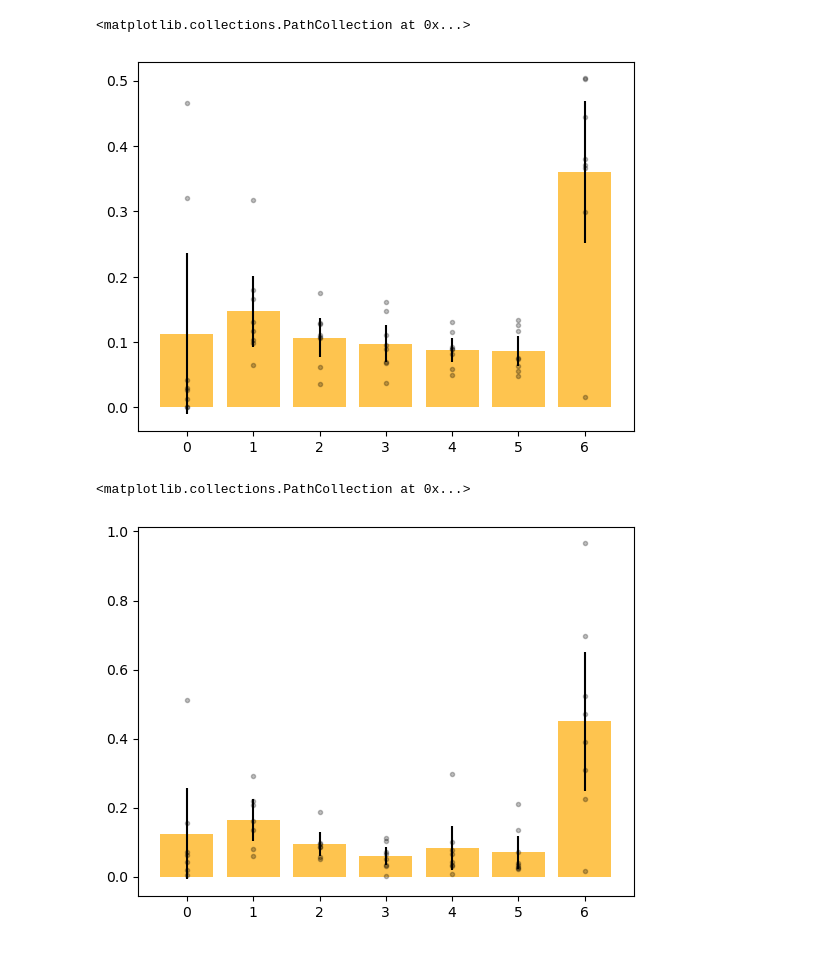
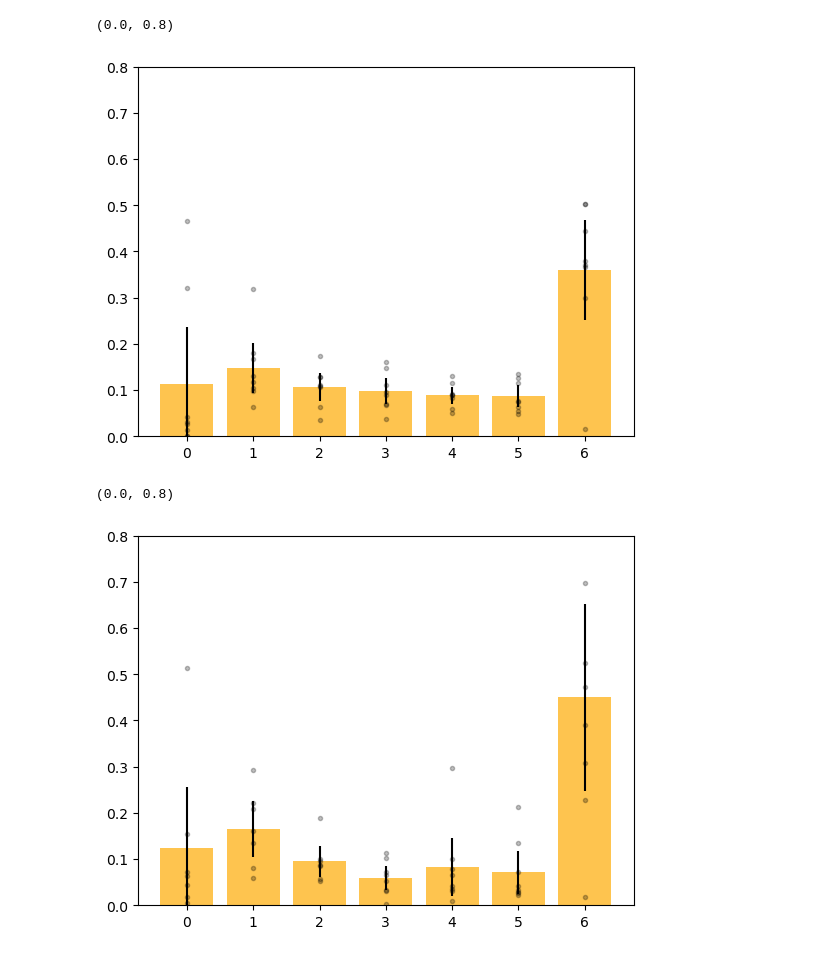
Before and after one commit to fyzeen/IPS-VTC-fWMT, a Jupyter notebook: code/09_IPSEccentricityDistribution.ipynb, the cells around one changed output. Saved outputs shown, nothing was run; the diff lists cells and outputs as text; code cells hidden in the pictures.

```diff
--- a/code/09_IPSEccentricityDistribution.ipynb
+++ b/code/09_IPSEccentricityDistribution.ipynb
@@ -41,23 +41,24 @@ for subj in subjects_list:
 # %%
 df = lh_eccentricities_df
 transpose = df.transpose()
 transpose = transpose.rename(columns=transpose.iloc[0])[1:]
 a = transpose.describe()
 means = a.loc['mean'].values.tolist()
 stdevs = a.loc['std'].values.tolist()
 counts = a.loc['count'].values.tolist()
 index = np.arange(len(transpose.columns))
 
 CI = []
 for i in range(len(means)):
     CIval = 1.96*stdevs[i]/(counts[i]**(0.5)) # we might want to use the proportion CI calculation instead of means
     CI.append(CIval)
 
 plt.bar(index, means, yerr=CI, color="#fec44f")
 plt.scatter(transpose.melt()["variable"], transpose.melt()["value"], marker=".", alpha=0.25, color="black")
+plt.ylim([0, 0.8])
 # %% [output]
-<matplotlib.collections.PathCollection at 0x...>
+(0.0, 0.8)
-[figure, old version]
+[figure, new version]
 # %%
 df = rh_eccentricities_df
 transpose = df.transpose()
@@ -75,6 +76,8 @@ for i in range(len(means)):
 
 plt.bar(index, means, yerr=CI, color="#fec44f")
 plt.scatter(transpose.melt()["variable"], transpose.melt()["value"], marker=".", alpha=0.25, color="black")
+
+plt.ylim([0, 0.8])
 # %% [output]
-<matplotlib.collections.PathCollection at 0x...>
+(0.0, 0.8)
-[figure, old version]
+[figure, new version]
```
